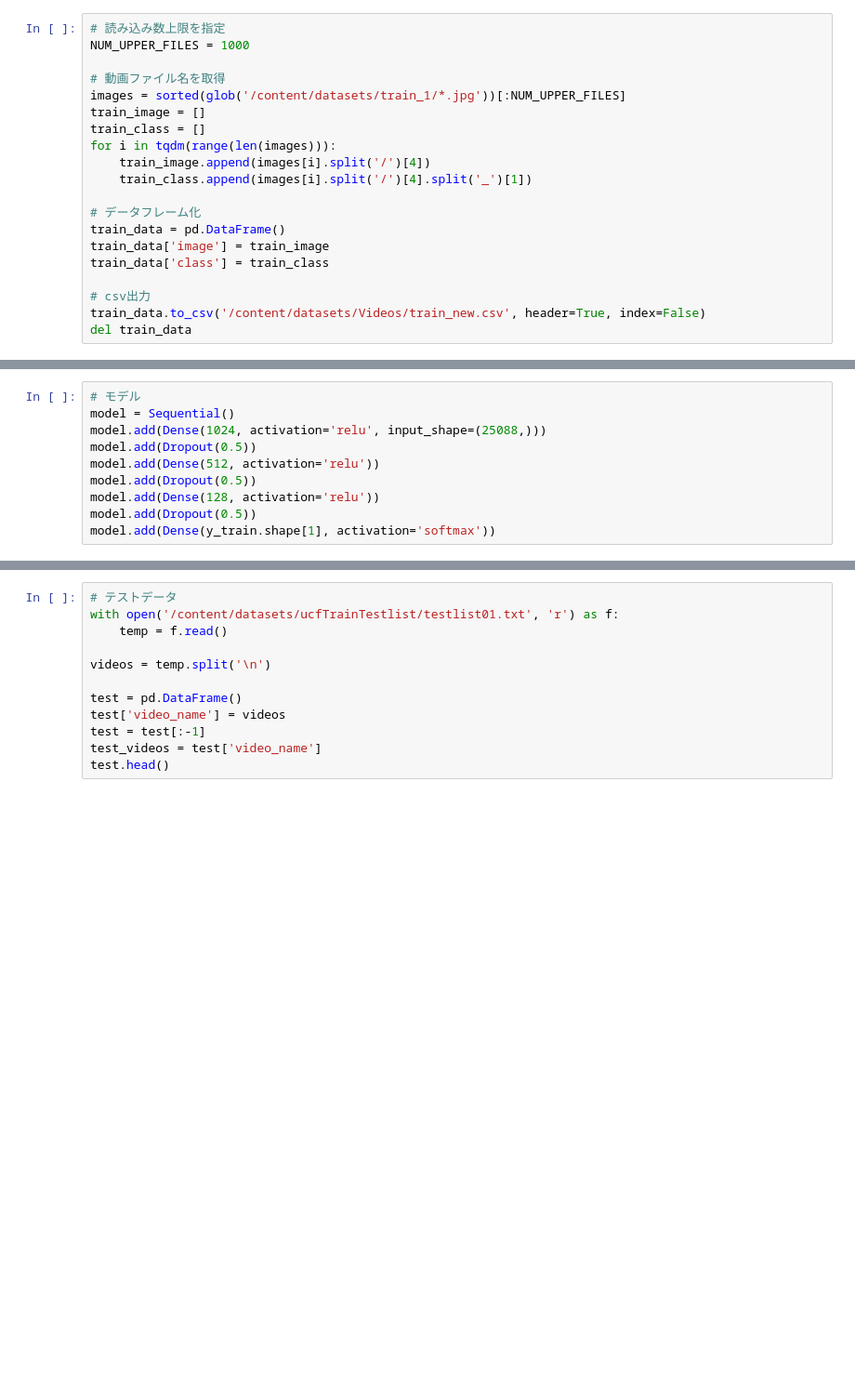
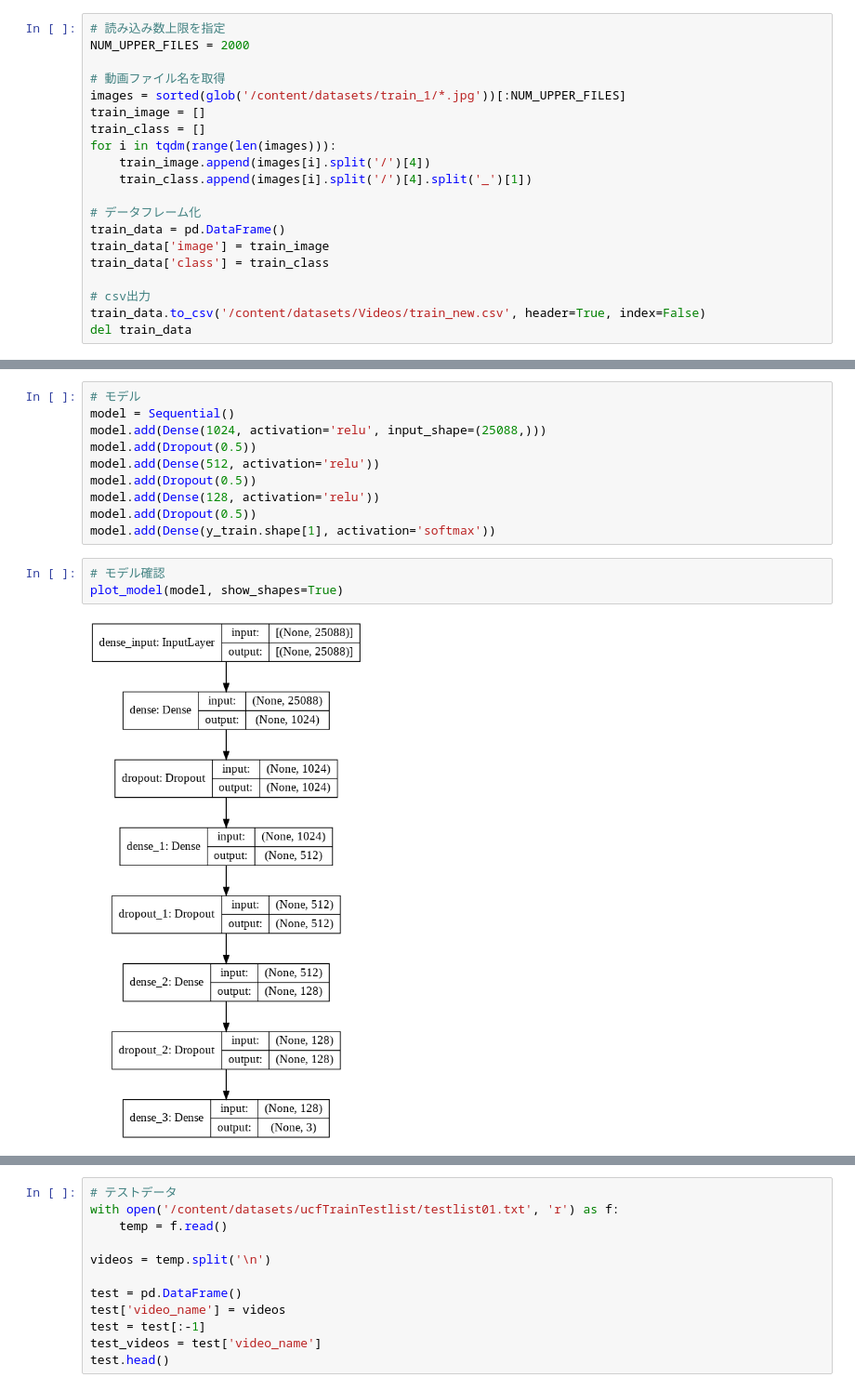
Before and after one commit to tsato-code/colab_notebooks, a Jupyter notebook: video_classicication.ipynb, the cells around one changed output, grey strips where cells are left out. Shown at 93% size. Drawn from its saved outputs; the diff is of its cells as text; blank space fills up the shorter version.

```diff
--- a/video_classicication.ipynb
+++ b/video_classicication.ipynb
@@ -192,7 +186,7 @@ for i in tqdm(range(train.shape[0])):
     cap.release()
 # %%
 # 読み込み数上限を指定
-NUM_UPPER_FILES = 1000
+NUM_UPPER_FILES = 2000
 
 # 動画ファイル名を取得
 images = sorted(glob('/content/datasets/train_1/*.jpg'))[:NUM_UPPER_FILES]
@@ -297,6 +299,11 @@ model.add(Dropout(0.5))
 model.add(Dense(128, activation='relu'))
 model.add(Dropout(0.5))
 model.add(Dense(y_train.shape[1], activation='softmax'))
+# %%
+# モデル確認
+plot_model(model, show_shapes=True)
+# %% [output]
+[figure, added]
 # %%
 # モデル訓練
 mcp_save = ModelCheckpoint('/content/datasets/weight.hdf5',
```
Also changed, not shown: parts of 11 cells of this notebook.
